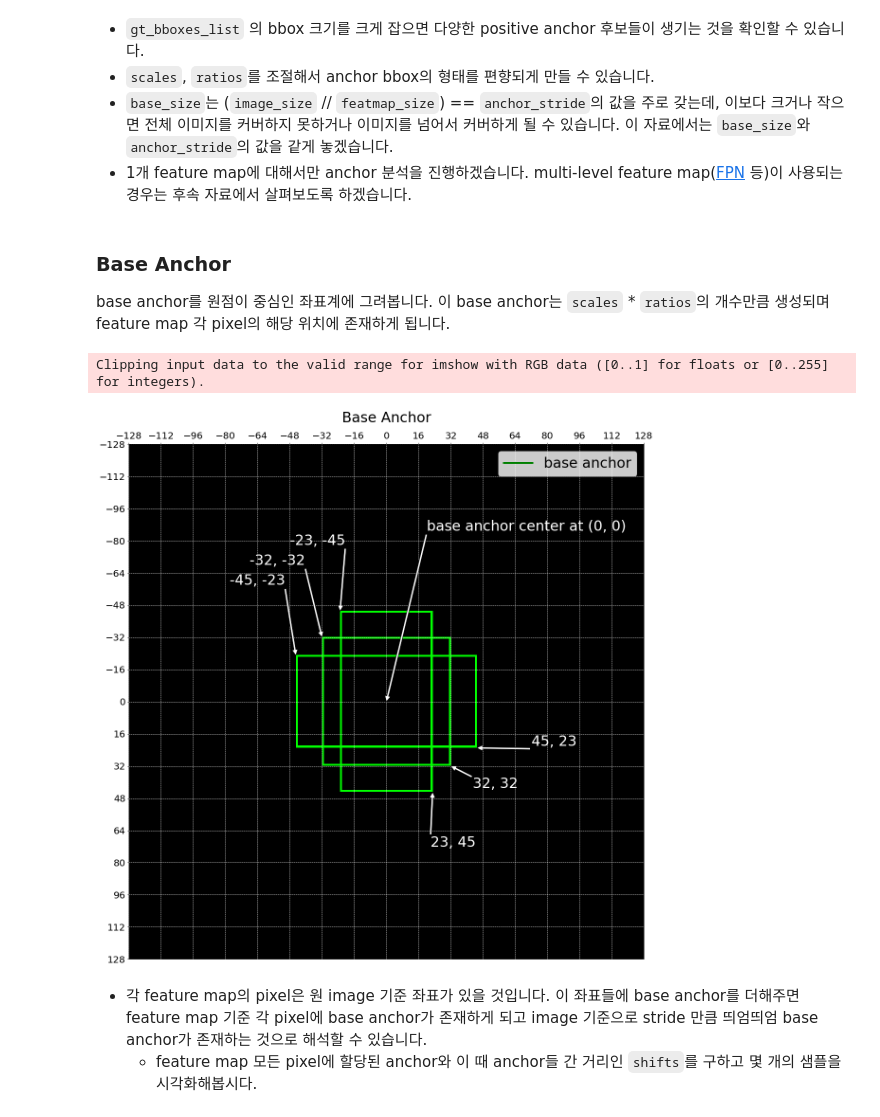
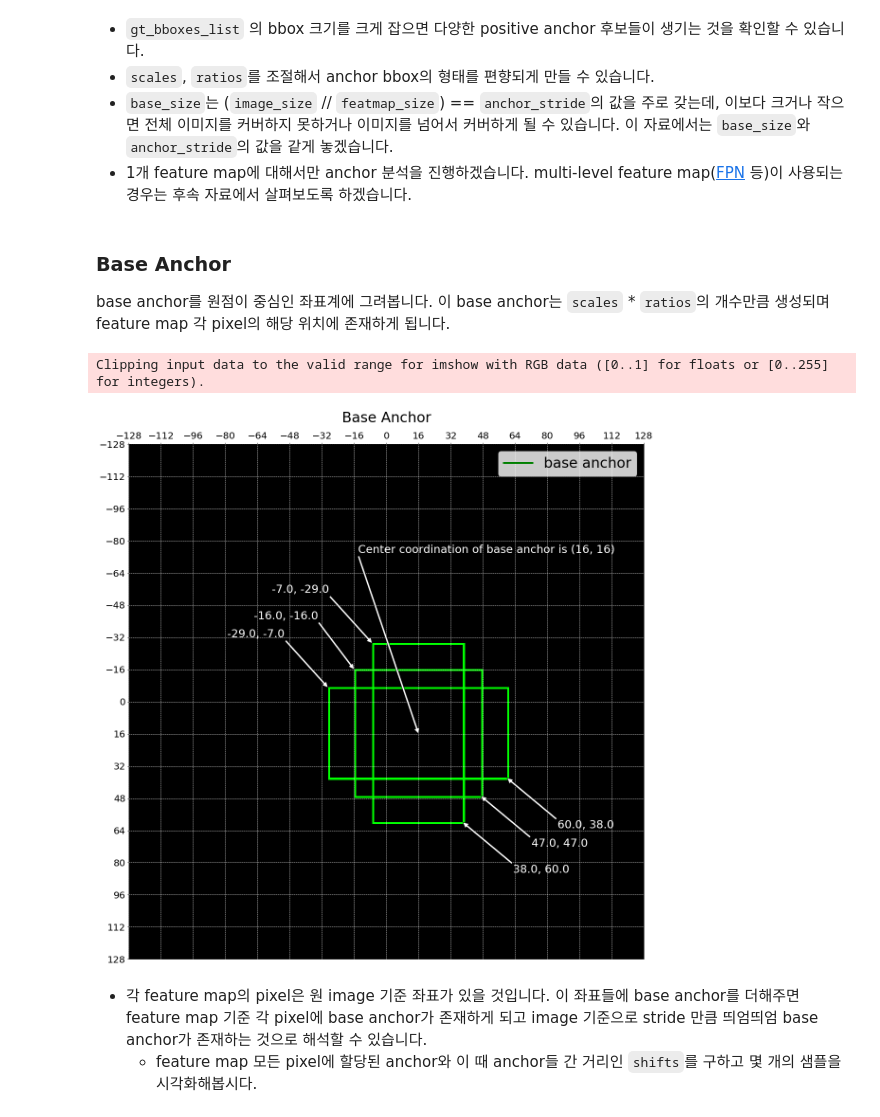
Before and after one commit to medipixel/Object-Detection-Tutorial, a Jupyter notebook: src/anchor/anchor-target.ipynb, the cells around one changed output. Drawn from its saved outputs; the diff is of its cells as text; code cells hidden in the pictures.

```diff
--- a/src/anchor/anchor-target.ipynb
+++ b/src/anchor/anchor-target.ipynb
@@ -73,13 +77,16 @@ anchors_per_grid = len(scales) * len(ratios)
 gt_bboxes_list = torch.FloatTensor([[32, 32, 32*3, 32*3]]).to(device)
 # %% [markdown]
 ### Base Anchor
-base anchor를 원점이 중심인 좌표계에 그려봅니다. 이 base anchor는 `scales` \* `ratios`의 개수만큼 생성되며 feature map 각 pixel의 해당 위치에 존재하게 됩니다.
+base anchor를 원점이 중심인 좌표계에 그려봅니다.
+이 base anchor는 `scales` \* `ratios`의 개수만큼 생성되며 feature map 각 pixel의 해당 위치에 존재하게 됩니다.
 # %%
+%autoreload 2
+
 base_anchor = gen_base_anchors(base_size, ratios, scales[:1])
-draw_base_anchor_on_grid(base_anchor)
+draw_base_anchor_on_grid(base_anchor, base_size)
 # %% [output]
 Clipping input data to the valid range for imshow with RGB data ([0..1] for floats or [0..255] for integers).
-[figure, old version]
+[figure, new version]
 # %% [markdown]
 - 각 feature map의 pixel은 원 image 기준 좌표가 있을 것입니다. 이 좌표들에 base anchor를 더해주면 feature map 기준 각 pixel에 base anchor가 존재하게 되고 image 기준으로 stride 만큼 띄엄띄엄 base anchor가 존재하는 것으로 해석할 수 있습니다.
     - feature map 모든 pixel에 할당된 anchor와 이 때 anchor들 간 거리인 `shifts`를 구하고 몇 개의 샘플을 시각화해봅시다.
```
Also changed, not shown: parts of 4 cells of this notebook, 3 other files.
